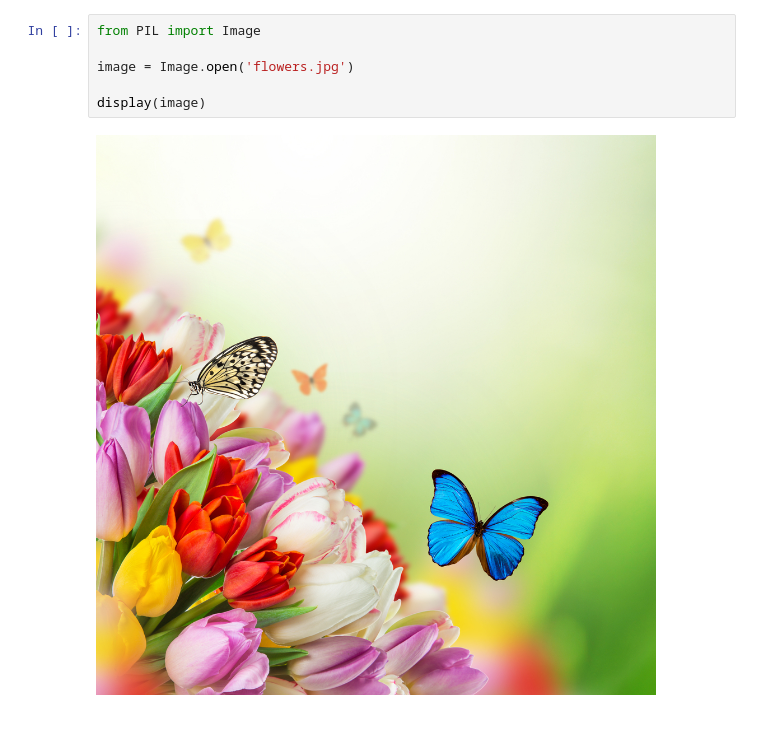
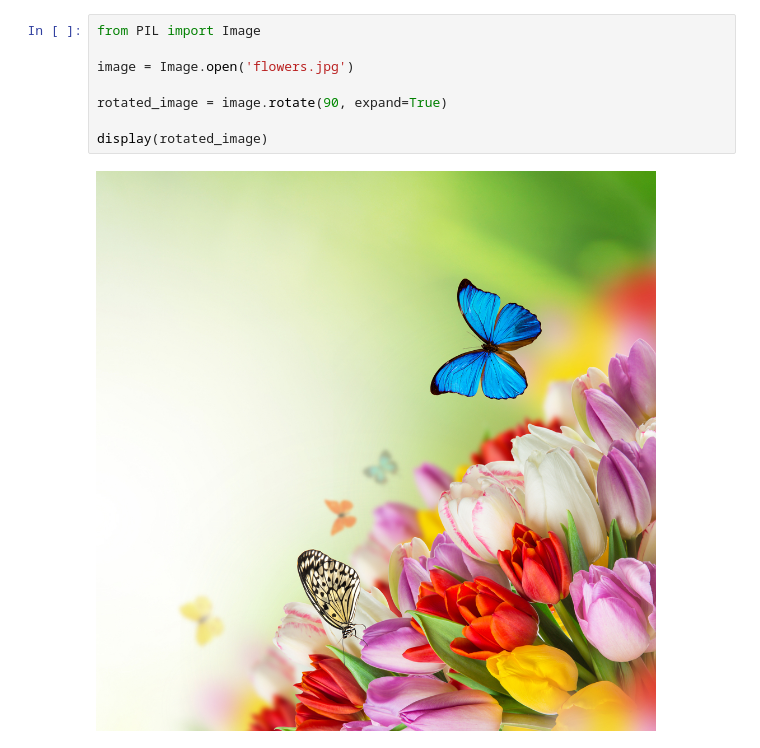
Before and after one commit to Students-02/Reporitory1, a Jupyter notebook: Untitled28.ipynb, the cells around one changed output. Drawn from its saved outputs; the diff is of its cells as text.

```diff
--- a/Untitled28.ipynb
+++ b/Untitled28.ipynb
@@ -3,8 +3,10 @@
 # %%
 from PIL import Image
 
 image = Image.open('flowers.jpg')
 
-display(image)
+rotated_image = image.rotate(90, expand=True)
+
+display(rotated_image)
 # %% [output]
-[figure, old version]
+[figure, new version]
```
